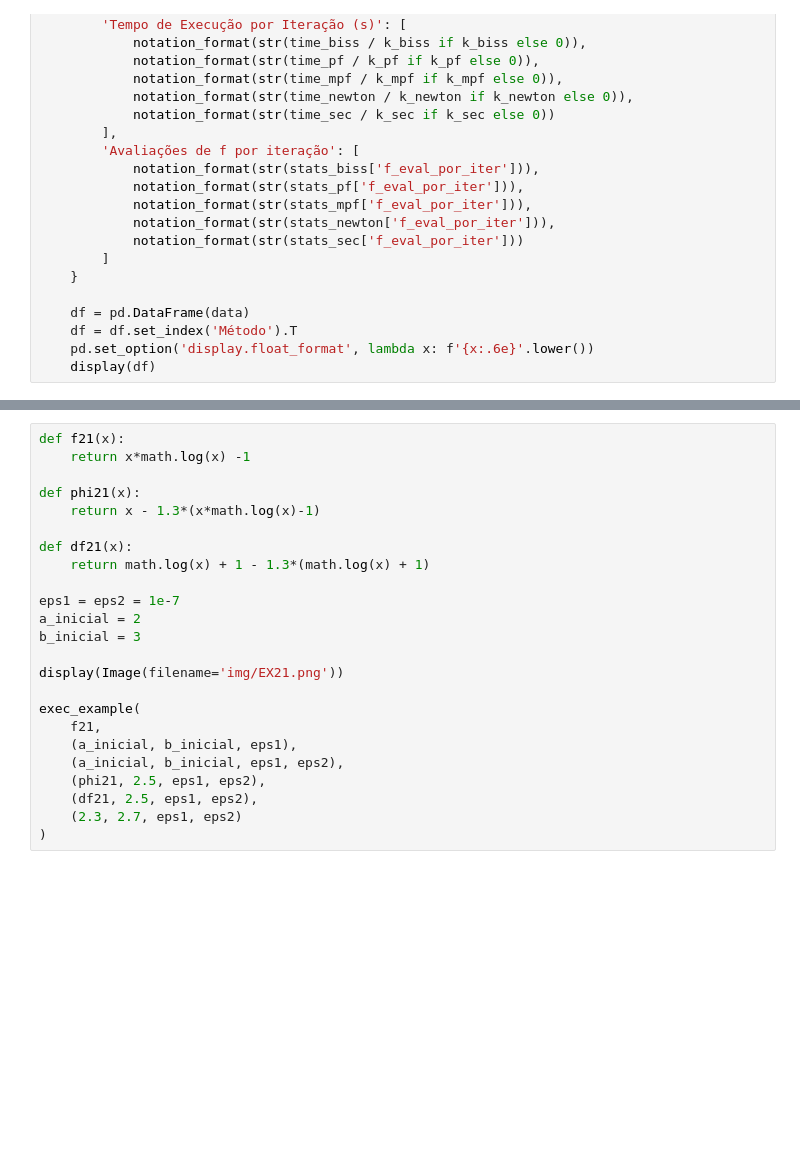
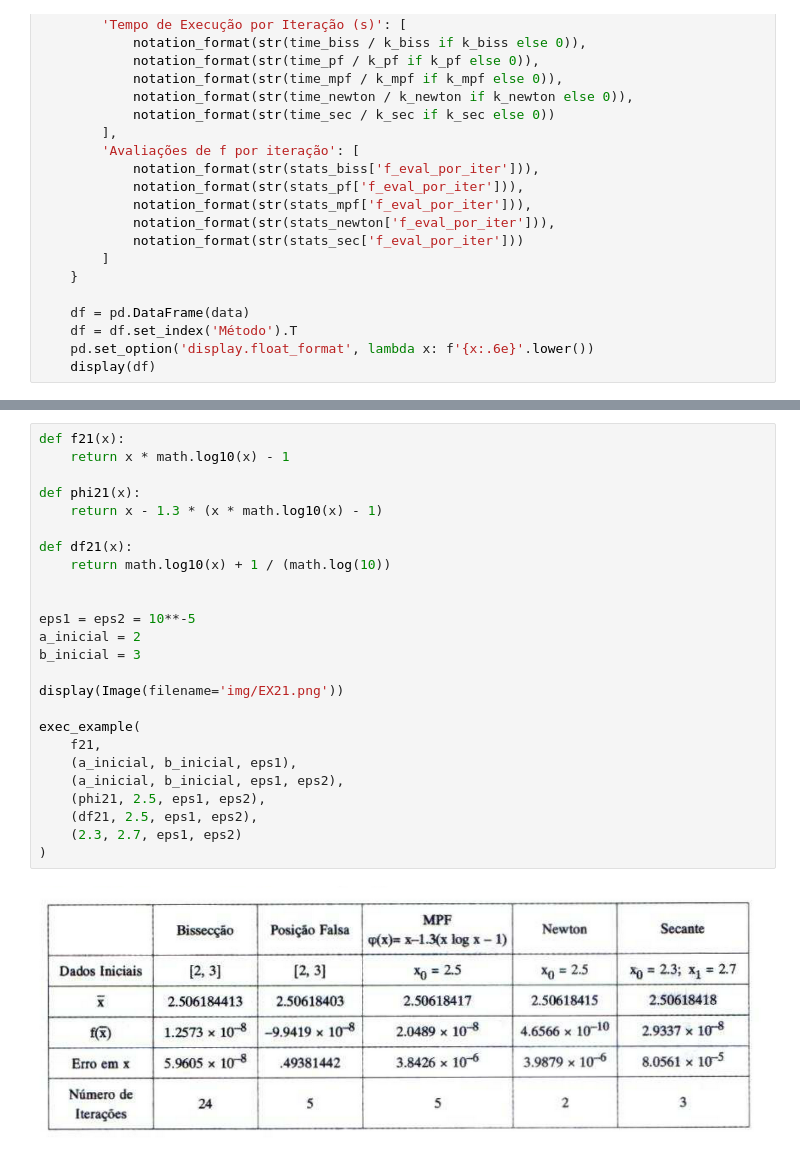
Before and after one commit to PedroMends30/matematica-computacional, a Jupyter notebook: Atividade_2.1_Mat_Comp.ipynb, the cells around one changed output, grey strips where cells are left out. Cells and saved outputs as stored; diff of their text form; blank space fills up the shorter version.

```diff
--- a/Atividade_2.1_Mat_Comp.ipynb
+++ b/Atividade_2.1_Mat_Comp.ipynb
@@ -549,25 +549,28 @@ exec_example(
 | Avaliações de f por iteração | 1.071429 × 10⁰ | 4.800000 × 10⁰ | 1.250000 × 10⁰ | 2.333333 × 10⁰ | 2.166667 × 10⁰ |
 # %%
 def f21(x):
-    return x*math.log(x) -1
+    return x * math.log10(x) - 1
 
 def phi21(x):
-    return x - 1.3*(x*math.log(x)-1)
+    return x - 1.3 * (x * math.log10(x) - 1)
 
 def df21(x):
-    return math.log(x) + 1 - 1.3*(math.log(x) + 1)
+    return math.log10(x) + 1 / (math.log(10))
 
-eps1 = eps2 = 1e-7
+
+eps1 = eps2 = 10**-5
 a_inicial = 2
 b_inicial = 3
 
 display(Image(filename='img/EX21.png'))
 
 exec_example(
     f21,
     (a_inicial, b_inicial, eps1),
     (a_inicial, b_inicial, eps1, eps2),
     (phi21, 2.5, eps1, eps2),
     (df21, 2.5, eps1, eps2),
     (2.3, 2.7, eps1, eps2)
 )
+# %% [output]
+[figure, added]
```
Also changed, not shown: parts of 1 cell of this notebook.
